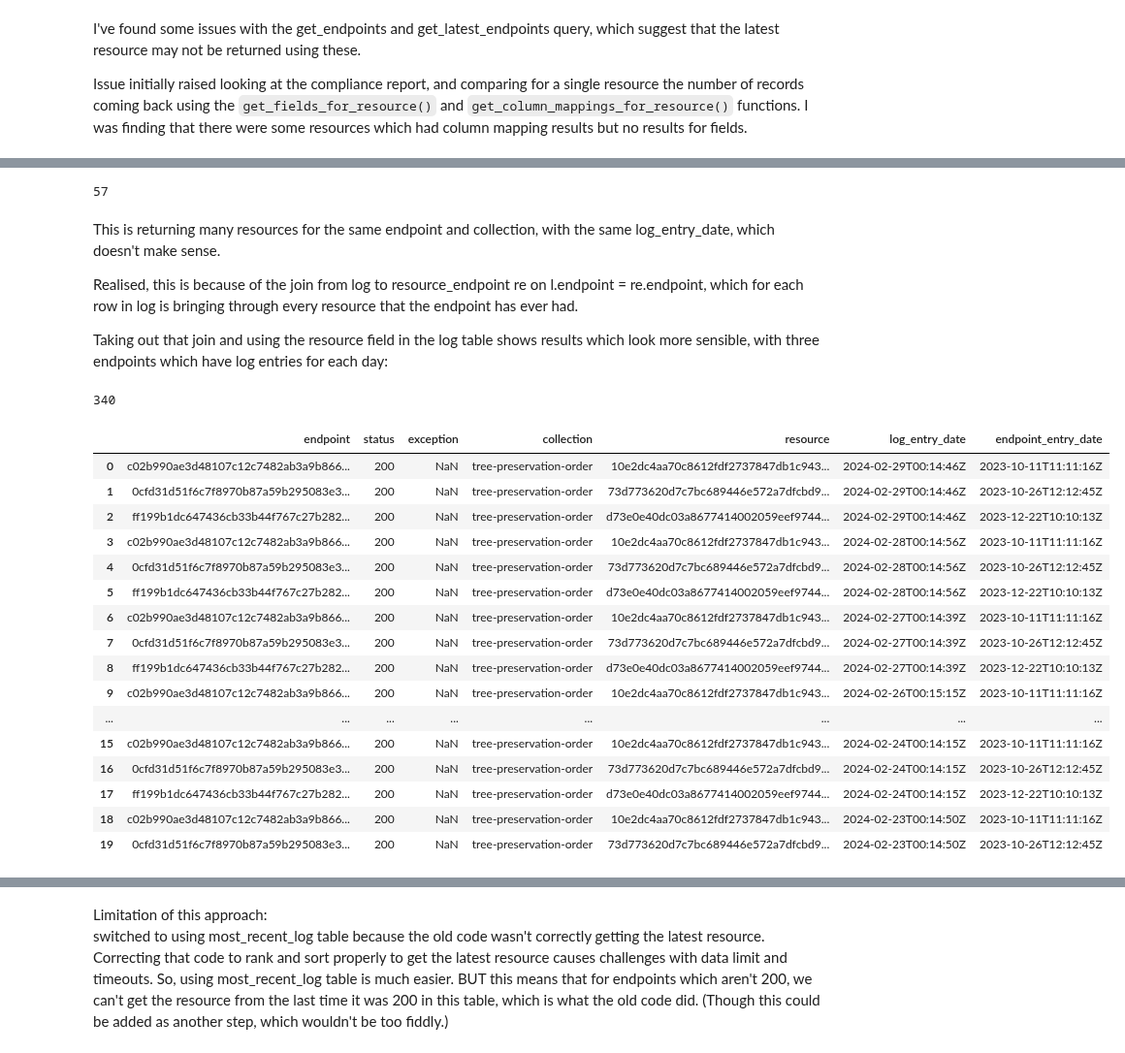
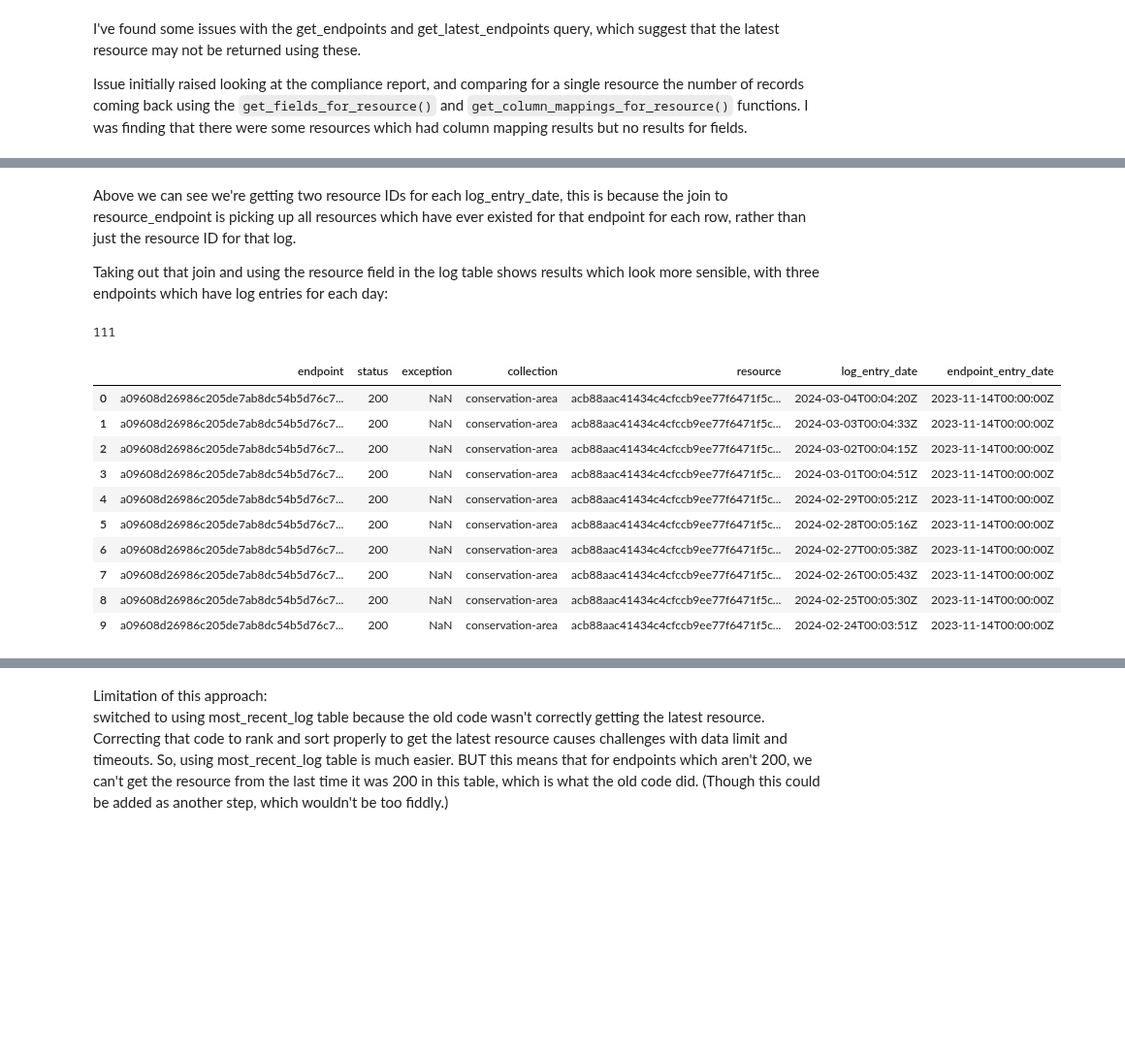
Before and after one commit to digital-land/jupyter-analysis, a Jupyter notebook: service_report/master_report/get_endpoints_investigation.ipynb, the cells around one changed output, grey strips where cells are left out. Shown at 97% size. Saved outputs shown, nothing was run; the diff lists cells and outputs as text; code cells hidden in the pictures; blank space fills up the shorter version.

Commit message:
checking get_endpoints and latest resource functions for compliance checks

```diff
--- a/service_report/master_report/get_endpoints_investigation.ipynb
+++ b/service_report/master_report/get_endpoints_investigation.ipynb
@@ -80,57 +78,44 @@ q1_df.sort_values("log_entry_date", ascending = False).head(10)
-# %%
-# count of records with the same date
-print(len(q1_df[q1_df["log_entry_date"] == "2024-02-29T00:14:46Z"]))
-# q1_df[q1_df["log_entry_date"] == "2024-02-29T00:14:46Z"]
-# %% [output]
-57
 # %% [markdown]
-This is returning many resources for the same endpoint and collection, with the same log_entry_date, which doesn't make sense.
+Above we can see we're getting two resource IDs for each log_entry_date, this is because the join to resource_endpoint is picking up all resources which have ever existed for that endpoint for each row, rather than just the resource ID for that log.
 
-Realised, this is because of the join from log to resource_endpoint re on l.endpoint = re.endpoint, which for each row in log is bringing through every resource that the endpoint has ever had.
 
 Taking out that join and using the resource field in the log table shows results which look more sensible, with three endpoints which have log entries for each day:
 # %%
 q2 = """
 select
     l.endpoint,
     l.status,
     l.exception,
     s.collection,
     l.resource,
     l.entry_date as log_entry_date,
     e.entry_date as endpoint_entry_date
 from
     log l
     inner join source s on l.endpoint = s.endpoint
 
     inner join endpoint e on l.endpoint = e.endpoint
 where
-    s.organisation = "local-authority-eng:DOV" and s.collection="tree-preservation-order"
+    s.organisation = "local-authority-eng:BIR" and collection="conservation-area"
 
 order by log_entry_date desc
 """
 
 q2_df = get_datasette_results(q2)
 
 # q1_df.sort_values("log_entry_date", ascending = False)
 print(len(q2_df))
-q2_df.head(20)
+q2_df.head(10)
 # %% [output]
-340
+111
 |  | endpoint | status | exception | collection | resource | log_entry_date | endpoint_entry_date |
-| 0 | c02b990ae3d48107c12c7482ab3a9b866... | 200 | NaN | tree-preservation-order | 10e2dc4aa70c8612fdf2737847db1c943... | 2024-02-29T00:14:46Z | 2023-10-11T11:11:16Z |
-| 1 | 0cfd31d51f6c7f8970b87a59b295083e3... | 200 | NaN | tree-preservation-order | 73d773620d7c7bc689446e572a7dfcbd9... | 2024-02-29T00:14:46Z | 2023-10-26T12:12:45Z |
-| 2 | ff199b1dc647436cb33b44f767c27b282... | 200 | NaN | tree-preservation-order | d73e0e40dc03a8677414002059eef9744... | 2024-02-29T00:14:46Z | 2023-12-22T10:10:13Z |
-| 3 | c02b990ae3d48107c12c7482ab3a9b866... | 200 | NaN | tree-preservation-order | 10e2dc4aa70c8612fdf2737847db1c943... | 2024-02-28T00:14:56Z | 2023-10-11T11:11:16Z |
-| 4 | 0cfd31d51f6c7f8970b87a59b295083e3... | 200 | NaN | tree-preservation-order | 73d773620d7c7bc689446e572a7dfcbd9... | 2024-02-28T00:14:56Z | 2023-10-26T12:12:45Z |
-| 5 | ff199b1dc647436cb33b44f767c27b282... | 200 | NaN | tree-preservation-order | d73e0e40dc03a8677414002059eef9744... | 2024-02-28T00:14:56Z | 2023-12-22T10:10:13Z |
-| 6 | c02b990ae3d48107c12c7482ab3a9b866... | 200 | NaN | tree-preservation-order | 10e2dc4aa70c8612fdf2737847db1c943... | 2024-02-27T00:14:39Z | 2023-10-11T11:11:16Z |
-| 7 | 0cfd31d51f6c7f8970b87a59b295083e3... | 200 | NaN | tree-preservation-order | 73d773620d7c7bc689446e572a7dfcbd9... | 2024-02-27T00:14:39Z | 2023-10-26T12:12:45Z |
-| 8 | ff199b1dc647436cb33b44f767c27b282... | 200 | NaN | tree-preservation-order | d73e0e40dc03a8677414002059eef9744... | 2024-02-27T00:14:39Z | 2023-12-22T10:10:13Z |
-| 9 | c02b990ae3d48107c12c7482ab3a9b866... | 200 | NaN | tree-preservation-order | 10e2dc4aa70c8612fdf2737847db1c943... | 2024-02-26T00:15:15Z | 2023-10-11T11:11:16Z |
-| ... | ... | ... | ... | ... | ... | ... | ... |
-| 15 | c02b990ae3d48107c12c7482ab3a9b866... | 200 | NaN | tree-preservation-order | 10e2dc4aa70c8612fdf2737847db1c943... | 2024-02-24T00:14:15Z | 2023-10-11T11:11:16Z |
-| 16 | 0cfd31d51f6c7f8970b87a59b295083e3... | 200 | NaN | tree-preservation-order | 73d773620d7c7bc689446e572a7dfcbd9... | 2024-02-24T00:14:15Z | 2023-10-26T12:12:45Z |
-| 17 | ff199b1dc647436cb33b44f767c27b282... | 200 | NaN | tree-preservation-order | d73e0e40dc03a8677414002059eef9744... | 2024-02-24T00:14:15Z | 2023-12-22T10:10:13Z |
-| 18 | c02b990ae3d48107c12c7482ab3a9b866... | 200 | NaN | tree-preservation-order | 10e2dc4aa70c8612fdf2737847db1c943... | 2024-02-23T00:14:50Z | 2023-10-11T11:11:16Z |
-| 19 | 0cfd31d51f6c7f8970b87a59b295083e3... | 200 | NaN | tree-preservation-order | 73d773620d7c7bc689446e572a7dfcbd9... | 2024-02-23T00:14:50Z | 2023-10-26T12:12:45Z |
+| 0 | a09608d26986c205de7ab8dc54b5d76c7... | 200 | NaN | conservation-area | acb88aac41434c4cfccb9ee77f6471f5c... | 2024-03-04T00:04:20Z | 2023-11-14T00:00:00Z |
+| 1 | a09608d26986c205de7ab8dc54b5d76c7... | 200 | NaN | conservation-area | acb88aac41434c4cfccb9ee77f6471f5c... | 2024-03-03T00:04:33Z | 2023-11-14T00:00:00Z |
+| 2 | a09608d26986c205de7ab8dc54b5d76c7... | 200 | NaN | conservation-area | acb88aac41434c4cfccb9ee77f6471f5c... | 2024-03-02T00:04:15Z | 2023-11-14T00:00:00Z |
+| 3 | a09608d26986c205de7ab8dc54b5d76c7... | 200 | NaN | conservation-area | acb88aac41434c4cfccb9ee77f6471f5c... | 2024-03-01T00:04:51Z | 2023-11-14T00:00:00Z |
+| 4 | a09608d26986c205de7ab8dc54b5d76c7... | 200 | NaN | conservation-area | acb88aac41434c4cfccb9ee77f6471f5c... | 2024-02-29T00:05:21Z | 2023-11-14T00:00:00Z |
+| 5 | a09608d26986c205de7ab8dc54b5d76c7... | 200 | NaN | conservation-area | acb88aac41434c4cfccb9ee77f6471f5c... | 2024-02-28T00:05:16Z | 2023-11-14T00:00:00Z |
+| 6 | a09608d26986c205de7ab8dc54b5d76c7... | 200 | NaN | conservation-area | acb88aac41434c4cfccb9ee77f6471f5c... | 2024-02-27T00:05:38Z | 2023-11-14T00:00:00Z |
+| 7 | a09608d26986c205de7ab8dc54b5d76c7... | 200 | NaN | conservation-area | acb88aac41434c4cfccb9ee77f6471f5c... | 2024-02-26T00:05:43Z | 2023-11-14T00:00:00Z |
+| 8 | a09608d26986c205de7ab8dc54b5d76c7... | 200 | NaN | conservation-area | acb88aac41434c4cfccb9ee77f6471f5c... | 2024-02-25T00:05:30Z | 2023-11-14T00:00:00Z |
+| 9 | a09608d26986c205de7ab8dc54b5d76c7... | 200 | NaN | conservation-area | acb88aac41434c4cfccb9ee77f6471f5c... | 2024-02-24T00:03:51Z | 2023-11-14T00:00:00Z |
```
Also changed, not shown: parts of 22 cells of this notebook.
